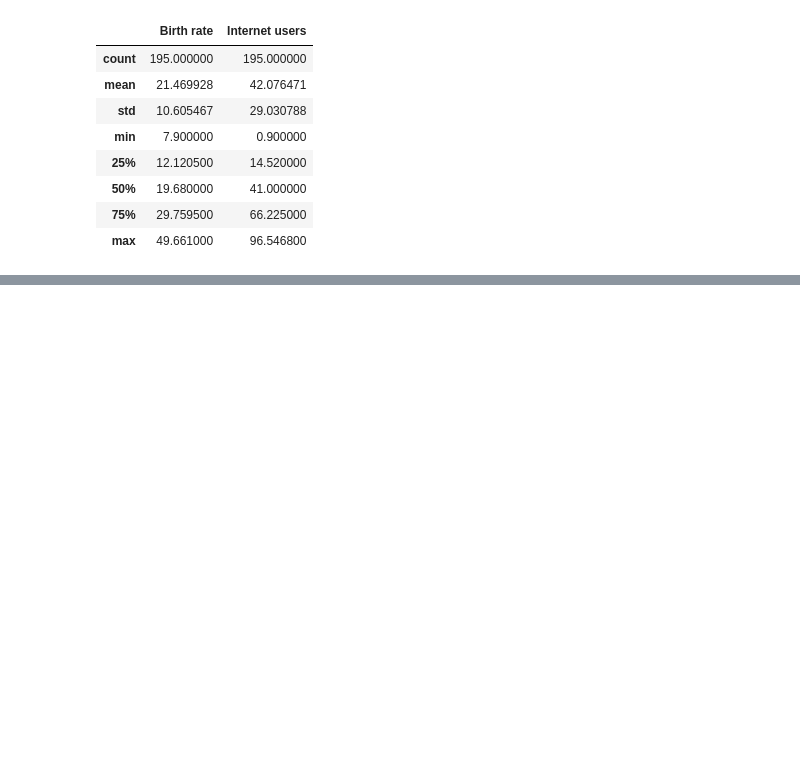
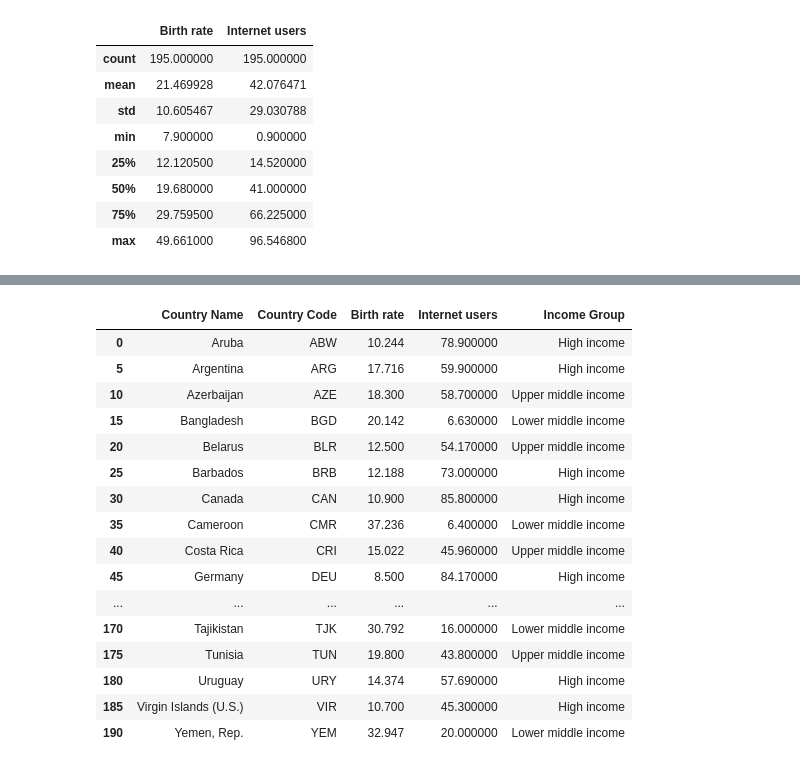
Before and after one commit to EugeneZnm/World-Demographic-Data-Analyisis, a Jupyter notebook: World Trends Analysis.ipynb, the cells around one changed output, grey strips where cells are left out. Drawn from its saved outputs; the diff is of its cells as text; code cells hidden in the pictures; blank space fills up the shorter version.

```diff
--- a/World Trends Analysis.ipynb
+++ b/World Trends Analysis.ipynb
@@ -87,0 +117,22 @@ stats.describe()
+# %%
+#Getting every Nth row - in this case N = 5
+
+stats[:: 5]
+# %% [output]
+|  | Country Name | Country Code | Birth rate | Internet users | Income Group |
+| 0 | Aruba | ABW | 10.244 | 78.900000 | High income |
+| 5 | Argentina | ARG | 17.716 | 59.900000 | High income |
+| 10 | Azerbaijan | AZE | 18.300 | 58.700000 | Upper middle income |
+| 15 | Bangladesh | BGD | 20.142 | 6.630000 | Lower middle income |
+| 20 | Belarus | BLR | 12.500 | 54.170000 | Upper middle income |
+| 25 | Barbados | BRB | 12.188 | 73.000000 | High income |
+| 30 | Canada | CAN | 10.900 | 85.800000 | High income |
+| 35 | Cameroon | CMR | 37.236 | 6.400000 | Lower middle income |
+| 40 | Costa Rica | CRI | 15.022 | 45.960000 | Upper middle income |
+| 45 | Germany | DEU | 8.500 | 84.170000 | High income |
+| ... | ... | ... | ... | ... | ... |
+| 170 | Tajikistan | TJK | 30.792 | 16.000000 | Lower middle income |
+| 175 | Tunisia | TUN | 19.800 | 43.800000 | Upper middle income |
+| 180 | Uruguay | URY | 14.374 | 57.690000 | High income |
+| 185 | Virgin Islands (U.S.) | VIR | 10.700 | 45.300000 | High income |
+| 190 | Yemen, Rep. | YEM | 32.947 | 20.000000 | Lower middle income |
```
Also changed, not shown: parts of 4 cells of this notebook.
